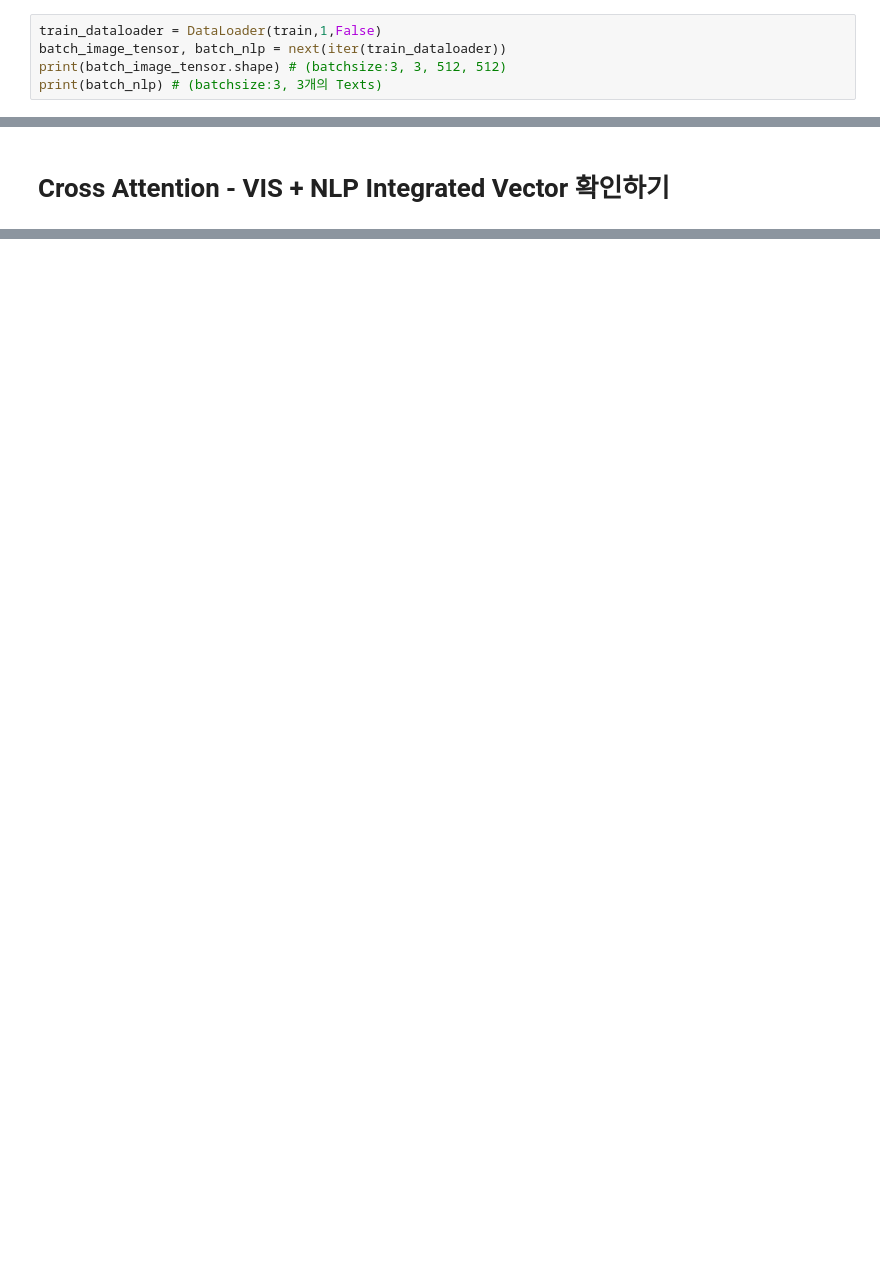
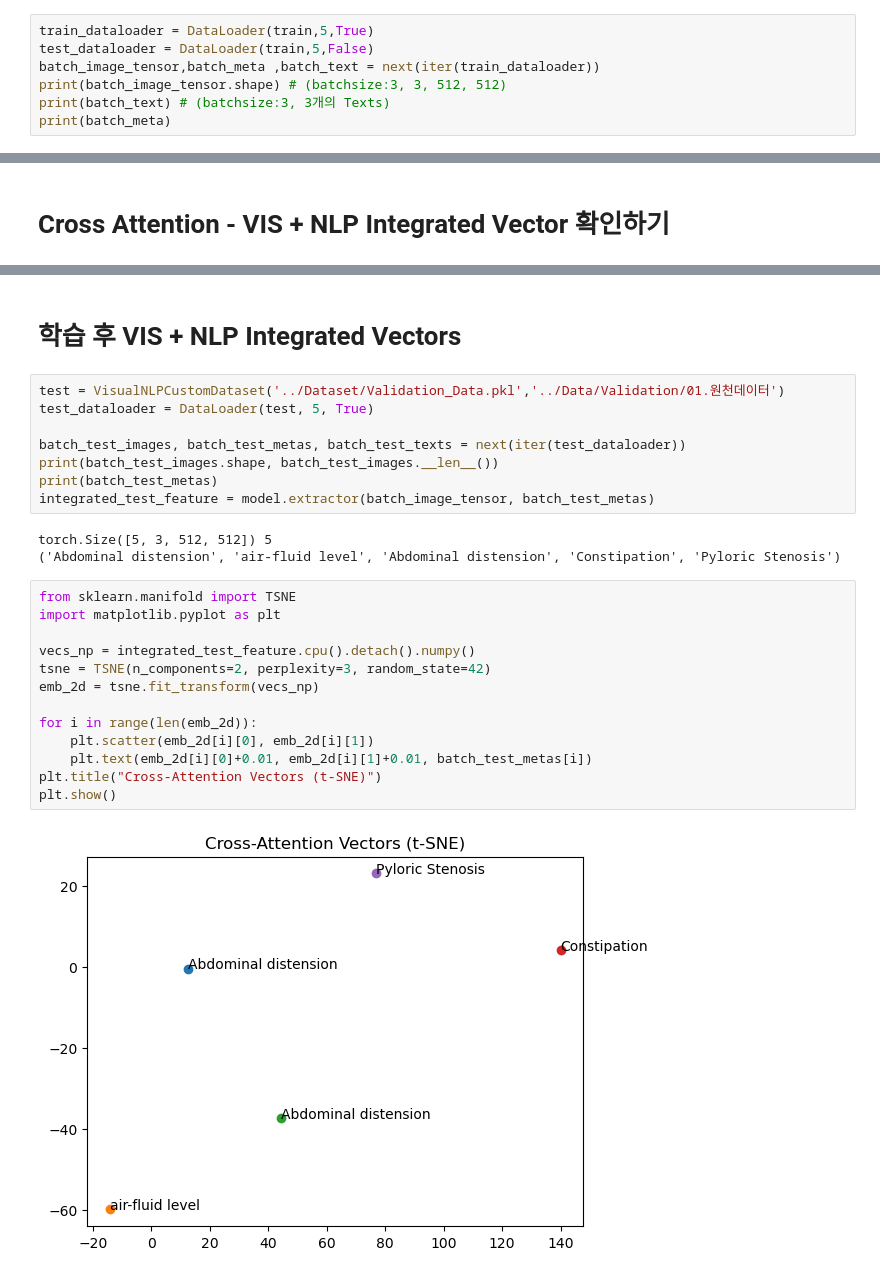
Before and after one commit to youse0ng/X_ray_Segmentation, a Jupyter notebook: Visnlp.ipynb, the cells around one changed output, grey strips where cells are left out. Saved outputs shown, nothing was run; the diff lists cells and outputs as text; blank space fills up the shorter version.

```diff
--- a/Visnlp.ipynb
+++ b/Visnlp.ipynb
@@ -39,8 +42,10 @@ text
 # %% [markdown]
 # VISUAL+NLP DataLoader
 # %%
-train_dataloader = DataLoader(train,1,False)
-batch_image_tensor, batch_nlp = next(iter(train_dataloader))
+train_dataloader = DataLoader(train,5,True)
+test_dataloader = DataLoader(train,5,False)
+batch_image_tensor,batch_meta ,batch_text = next(iter(train_dataloader))
 print(batch_image_tensor.shape) # (batchsize:3, 3, 512, 512)
-print(batch_nlp) # (batchsize:3, 3개의 Texts)
+print(batch_text) # (batchsize:3, 3개의 Texts)
+print(batch_meta)
 # %% [output]
@@ -62,0 +232,28 @@ pos_embedding shape: torch.Size([1, 4096, 160])
+# %% [markdown]
+# 학습 후 VIS + NLP Integrated Vectors
+# %%
+test = VisualNLPCustomDataset('../Dataset/Validation_Data.pkl','../Data/Validation/01.원천데이터')
+test_dataloader = DataLoader(test, 5, True)
+
+batch_test_images, batch_test_metas, batch_test_texts = next(iter(test_dataloader))
+print(batch_test_images.shape, batch_test_images.__len__())
+print(batch_test_metas)
+integrated_test_feature = model.extractor(batch_image_tensor, batch_test_metas)
+# %% [output]
+torch.Size([5, 3, 512, 512]) 5
+('Abdominal distension', 'air-fluid level', 'Abdominal distension', 'Constipation', 'Pyloric Stenosis')
+# %%
+from sklearn.manifold import TSNE
+import matplotlib.pyplot as plt
+
+vecs_np = integrated_test_feature.cpu().detach().numpy()
+tsne = TSNE(n_components=2, perplexity=3, random_state=42)
+emb_2d = tsne.fit_transform(vecs_np)
+
+for i in range(len(emb_2d)):
+    plt.scatter(emb_2d[i][0], emb_2d[i][1])
+    plt.text(emb_2d[i][0]+0.01, emb_2d[i][1]+0.01, batch_test_metas[i])
+plt.title("Cross-Attention Vectors (t-SNE)")
+plt.show()
+# %% [output]
+[figure, added]
```
Also changed, not shown: parts of 16 cells of this notebook, 1 other file.
